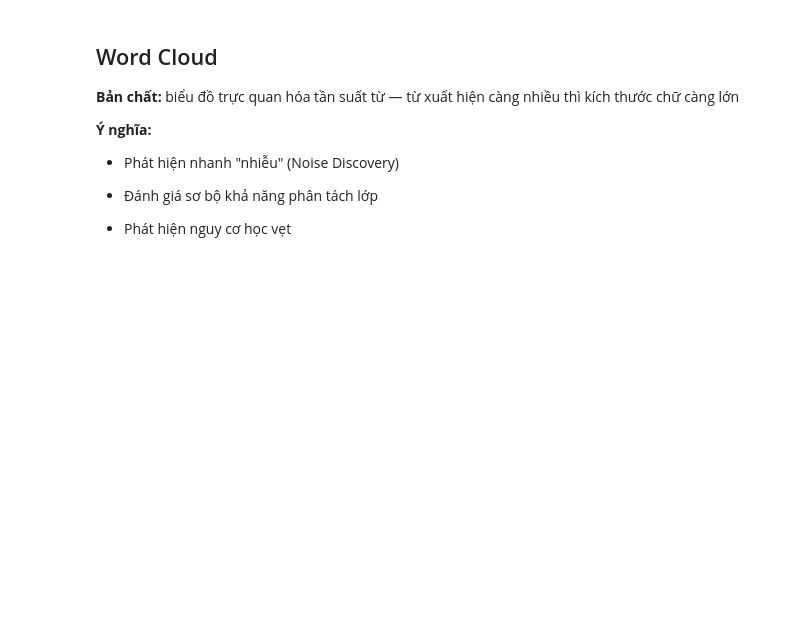
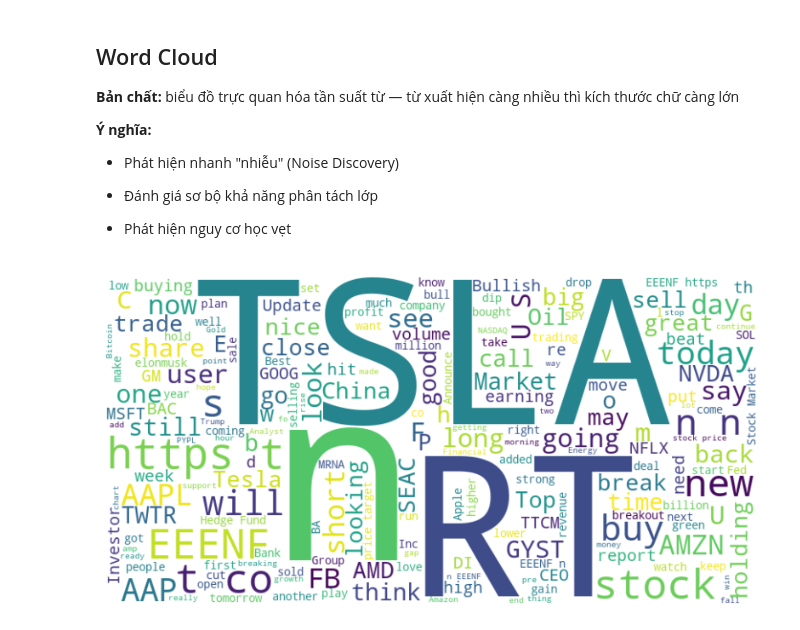
Before and after one commit to Quanbro07/data-mining, a Jupyter notebook: book/06_text_preprocessing.ipynb, the cells around one changed output. Drawn from its saved outputs; the diff is of its cells as text; code cells hidden in the pictures; blank space fills up the shorter version.

Commit message:
Done cloudword, Zipf

```diff
--- a/book/06_text_preprocessing.ipynb
+++ b/book/06_text_preprocessing.ipynb
@@ -319,3 +326,20 @@ display(res_df)
 - Đánh giá sơ bộ khả năng phân tách lớp
 
 - Phát hiện nguy cơ học vẹt
+# %%
+from wordcloud import WordCloud, STOPWORDS
+
+wc = WordCloud(
+    width=800,
+    height=400,
+    stopwords=STOPWORDS,
+    background_color="White",
+).generate(df["tweet"].to_string())
+plt.figure(figsize=(10, 5))
+plt.imshow(wc, interpolation="bilinear")
+plt.axis("off")  # Ẩn trục tọa độ
+plt.show()
+
+# Expected: các word ko có ý nghĩa gì, vì chưa cleaning
+# %% [output]
+[figure, added]
```
Also changed, not shown: parts of 16 cells of this notebook, 1 other file.
